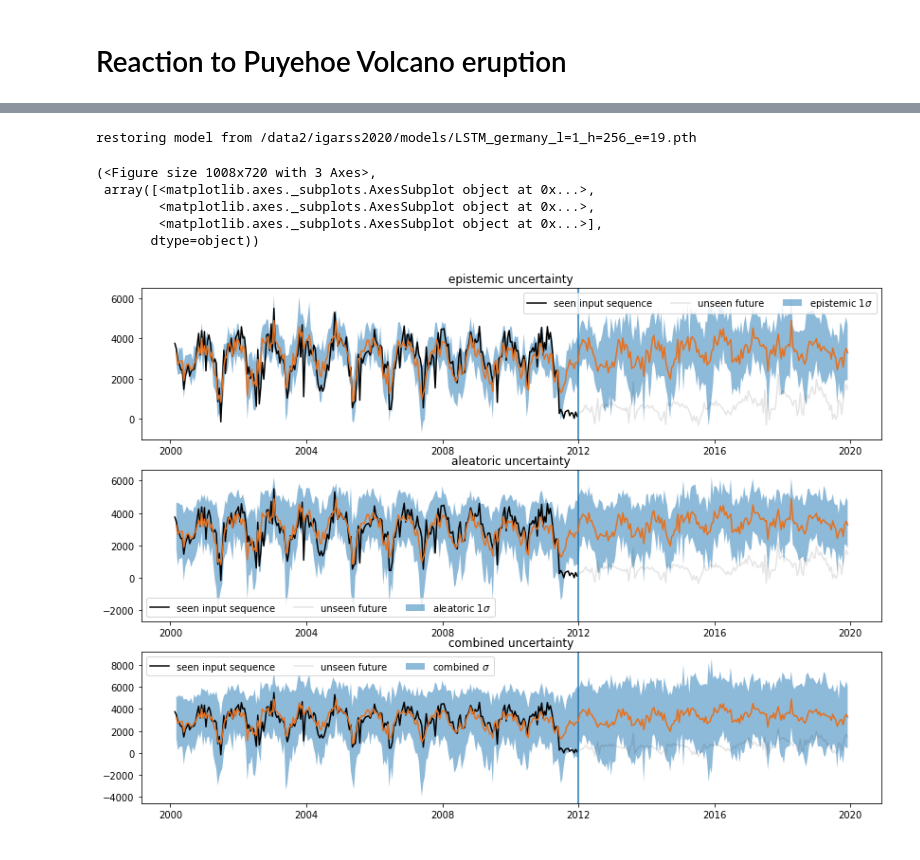
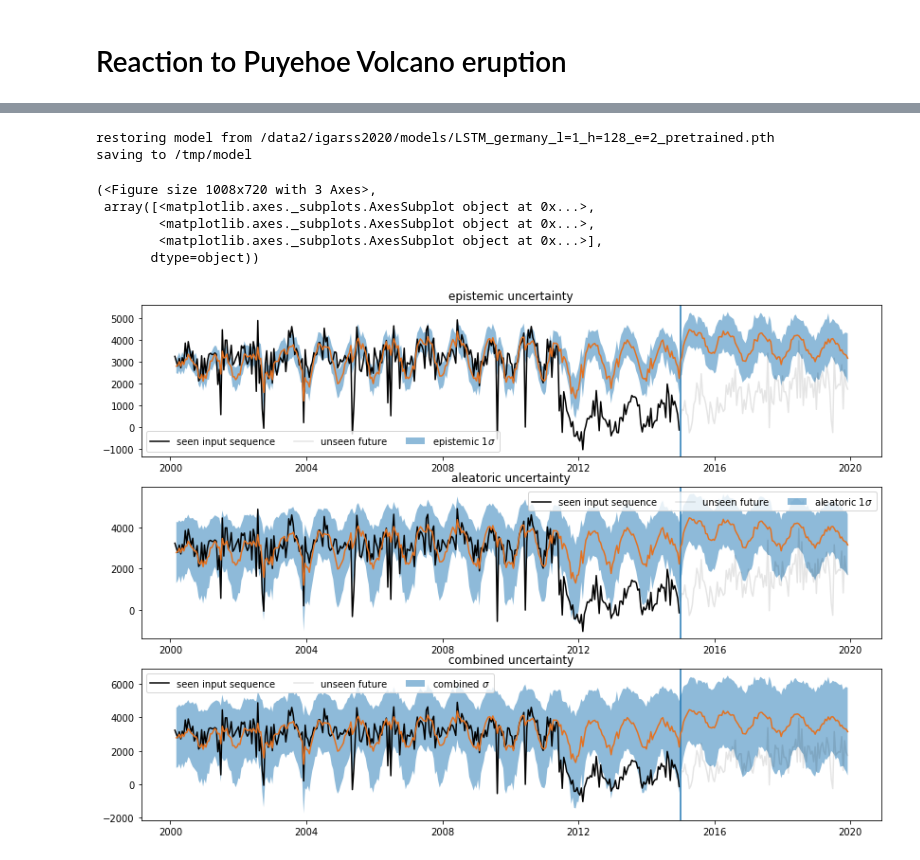
Before and after one commit to MarcCoru/igarss2020_code, a Jupyter notebook: notebooks/05_Puyehoe_Volcano.ipynb, the cells around one changed output, grey strips where cells are left out. Cells and saved outputs as stored; diff of their text form; code cells hidden in the pictures.

```diff
--- a/notebooks/05_Puyehoe_Volcano.ipynb
+++ b/notebooks/05_Puyehoe_Volcano.ipynb
@@ -186,43 +182,44 @@ saving model snapshot to /tmp/models/LSTM_volcanopuyehue_l=1_h=32_e=4_until2010-
 # %%
+
 model = Model(input_size=1 if not include_time else 2,
-              hidden_size=256,
+              hidden_size=128,
               num_layers=1,
               output_size=1,
               device=device,
               dropout=0.5)
 
+#restore("/tmp/models/LSTM_volcanopuyehue_l=3_h=256_e=1_until2010-01-01.pth",model)
+restore("/data2/igarss2020/models/LSTM_germany_l=1_h=128_e=2_pretrained.pth",model)
 
-restore("/data2/igarss2020/models/LSTM_germany_l=1_h=256_e=19.pth",model)
 
-idx = 17 # 17
+idx = 1 # 17
 N_seen_points = end_idx[0]#227
-N_predictions = 10
-inner_steps=0
+N_predictions = 50
 
 x = testdataset.data[idx].astype(float)
-
-finetuned_model = deepcopy(model)
-optimizer = torch.optim.Adam(finetuned_model.parameters(), lr=1e-3, weight_decay=1e-7)
-
 x_train = x[:N_seen_points]
-
 mean = x_train.mean(0)
 std = x_train.std(0)
 x = x - mean
+
+if False:
+    finetuned_model = deepcopy(model)
+    optimizer = torch.optim.Adam(finetuned_model.parameters(), lr=1e-2, weight_decay=1e-7)
+    inner_steps=0
+    finetuned_model = fine_tune(x_train, finetuned_model, criterion, optimizer, inner_steps=inner_steps, device=device)
 #x = x / std
 
-finetuned_model = fine_tune(x_train, finetuned_model, criterion, optimizer, inner_steps=inner_steps, device=device)
 
-store=None # "/home/marc/projects/igarss2020_tex/img/puyehoevolcano/puyehoevolcano"
-#store=None
+store = "/tmp/model" #/home/marc/projects/igarss2020_tex/img/puyehoevolcano_failure/puyehoevolcano"
 
-make_and_plot_predictions(finetuned_model, x, date, N_seen_points=N_seen_points, N_predictions=N_predictions,
+make_and_plot_predictions(model, x, date, N_seen_points=N_seen_points, N_predictions=N_predictions,
                               device=device,meanstd=(dataset.mean,dataset.std), store=store)
 # %% [output]
-restoring model from /data2/igarss2020/models/LSTM_germany_l=1_h=256_e=19.pth
+restoring model from /data2/igarss2020/models/LSTM_germany_l=1_h=128_e=2_pretrained.pth
+saving to /tmp/model
 (<Figure size 1008x720 with 3 Axes>,
  array([<matplotlib.axes._subplots.AxesSubplot object at 0x...>,
         <matplotlib.axes._subplots.AxesSubplot object at 0x...>,
         <matplotlib.axes._subplots.AxesSubplot object at 0x...>],
        dtype=object))
-[figure, old version]
+[figure, new version]
```
Also changed, not shown: parts of 2 cells of this notebook, 9 other files.
